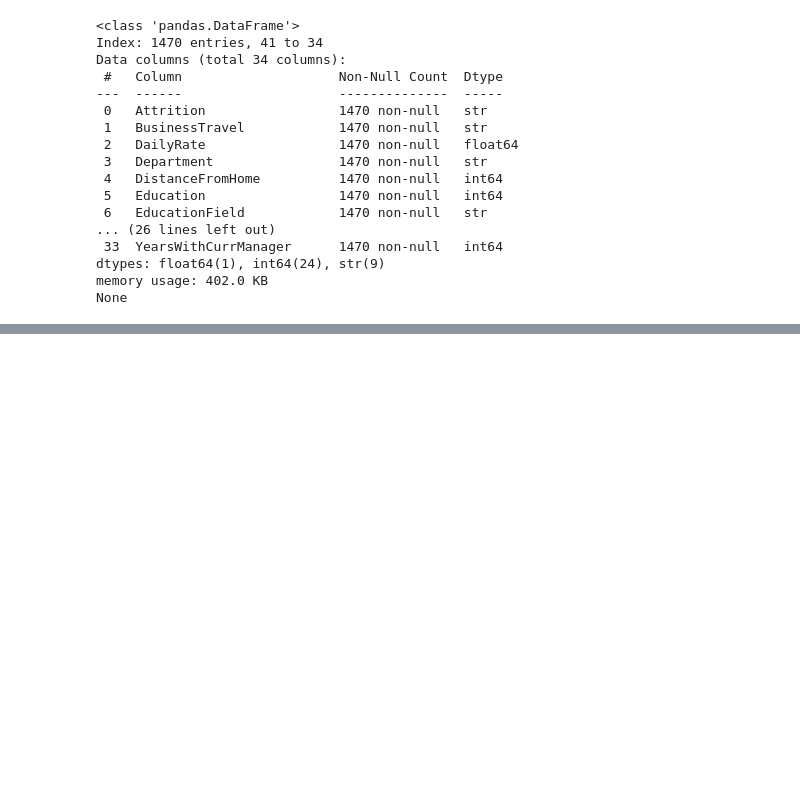
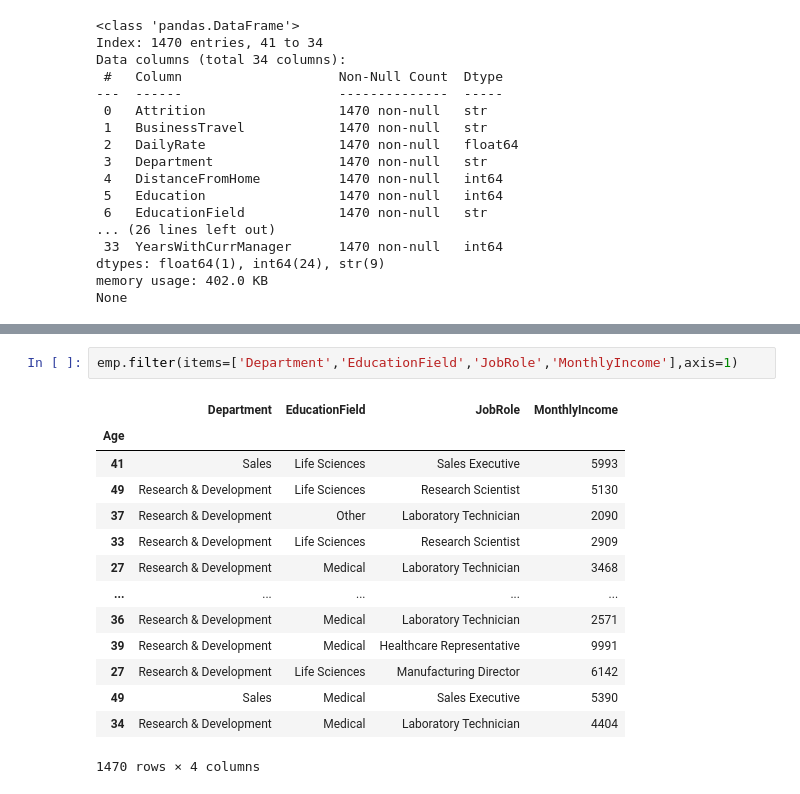
Before and after one commit to Roopa-KR/Python-Concepts, a Jupyter notebook: pandas.ipynb, the cells around one changed output, grey strips where cells are left out. Drawn from its saved outputs; the diff is of its cells as text; blank space fills up the shorter version.

```diff
--- a/pandas.ipynb
+++ b/pandas.ipynb
@@ -922,0 +944,17 @@ emp=emp.filter(items=['DailyRate','Department','EducationField','JobRole','Marit
+# %%
+emp.filter(items=['Department','EducationField','JobRole','MonthlyIncome'],axis=1)
+# %% [output]
+|  | Department | EducationField | JobRole | MonthlyIncome |
+| Age |  |  |  |  |
+| 41 | Sales | Life Sciences | Sales Executive | 5993 |
+| 49 | Research & Development | Life Sciences | Research Scientist | 5130 |
+| 37 | Research & Development | Other | Laboratory Technician | 2090 |
+| 33 | Research & Development | Life Sciences | Research Scientist | 2909 |
+| 27 | Research & Development | Medical | Laboratory Technician | 3468 |
+| ... | ... | ... | ... | ... |
+| 36 | Research & Development | Medical | Laboratory Technician | 2571 |
+| 39 | Research & Development | Medical | Healthcare Representative | 9991 |
+| 27 | Research & Development | Life Sciences | Manufacturing Director | 6142 |
+| 49 | Sales | Medical | Sales Executive | 5390 |
+| 34 | Research & Development | Medical | Laboratory Technician | 4404 |
+1470 rows × 4 columns
```
Also changed, not shown: parts of 2 cells of this notebook.
